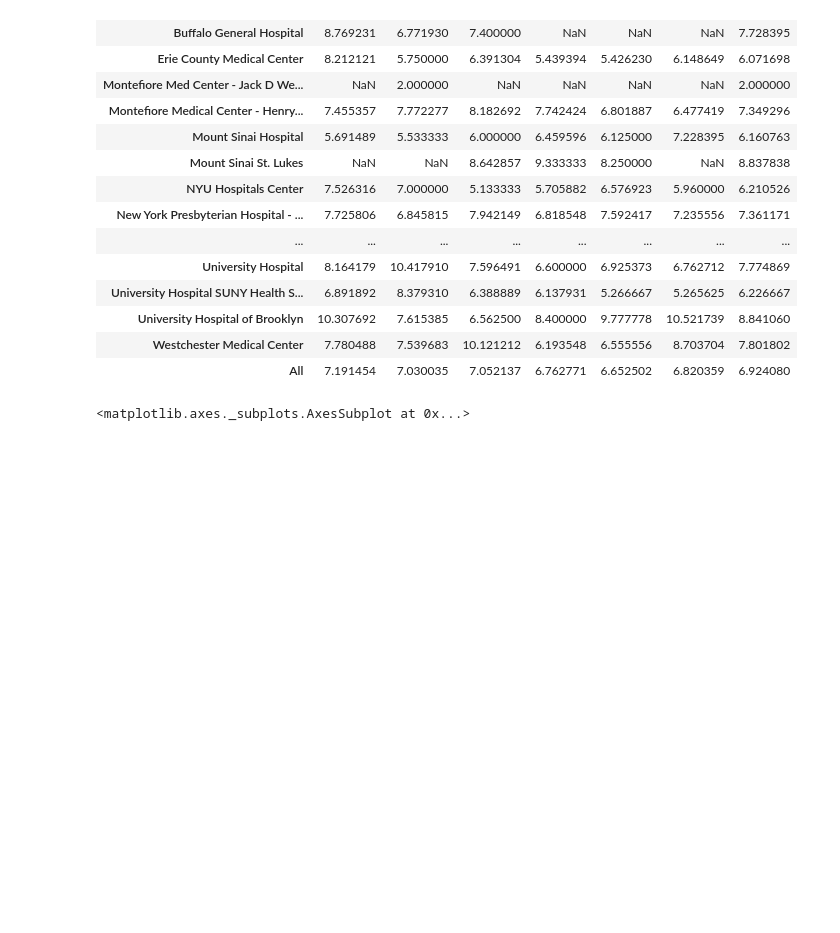
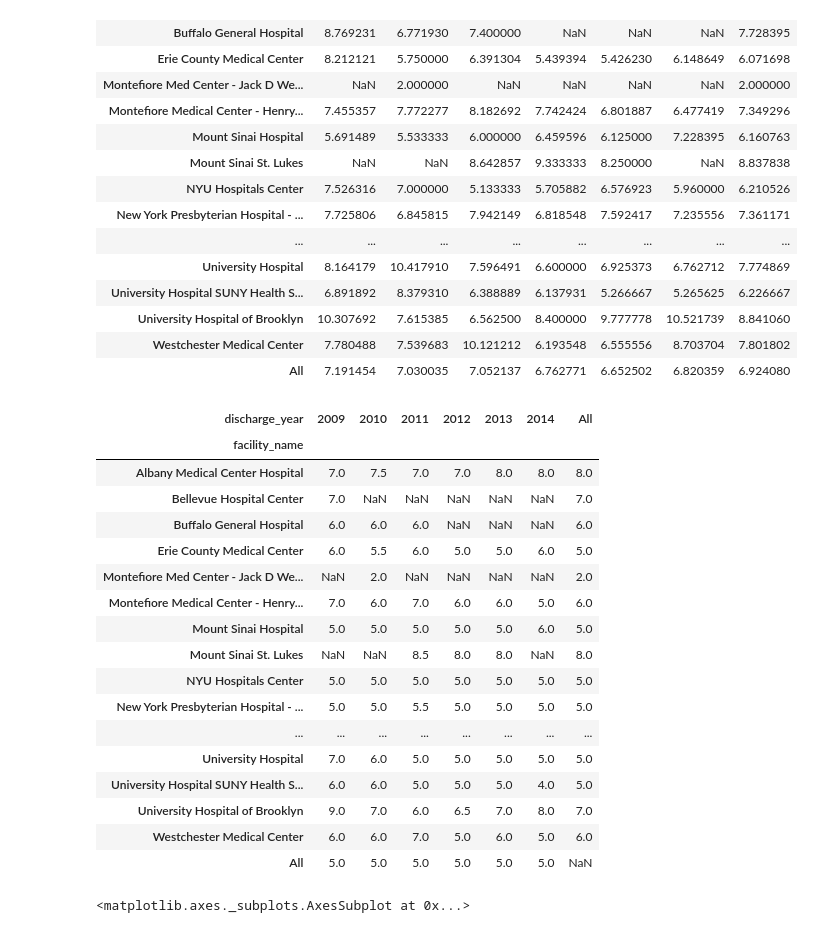
Before and after one commit to jhajagos/health-open-data-workshop, a Jupyter notebook: SPARCS Kidney Transplants multiple years 2009-2014.ipynb, the cells around one changed output. Saved outputs shown, nothing was run; the diff lists cells and outputs as text; code cells hidden in the pictures; blank space fills up the shorter version.

```diff
--- a/SPARCS Kidney Transplants multiple years 2009-2014.ipynb
+++ b/SPARCS Kidney Transplants multiple years 2009-2014.ipynb
@@ -146,6 +146,28 @@ pd.crosstab(kidney_cy_09_14["facility_name"],  kidney_cy_09_14["discharge_year"]
 | University Hospital of Brooklyn | 10.307692 | 7.615385 | 6.562500 | 8.400000 | 9.777778 | 10.521739 | 8.841060 |
 | Westchester Medical Center | 7.780488 | 7.539683 | 10.121212 | 6.193548 | 6.555556 | 8.703704 | 7.801802 |
 | All | 7.191454 | 7.030035 | 7.052137 | 6.762771 | 6.652502 | 6.820359 | 6.924080 |
+# %%
+pd.crosstab(kidney_cy_09_14["facility_name"],  kidney_cy_09_14["discharge_year"],
+            margins=True, values=kidney_cy_09_14["length_of_stay"],aggfunc=np.median)
+# %% [output]
+| discharge_year | 2009 | 2010 | 2011 | 2012 | 2013 | 2014 | All |
+| facility_name |  |  |  |  |  |  |  |
+| Albany Medical Center Hospital | 7.0 | 7.5 | 7.0 | 7.0 | 8.0 | 8.0 | 8.0 |
+| Bellevue Hospital Center | 7.0 | NaN | NaN | NaN | NaN | NaN | 7.0 |
+| Buffalo General Hospital | 6.0 | 6.0 | 6.0 | NaN | NaN | NaN | 6.0 |
+| Erie County Medical Center | 6.0 | 5.5 | 6.0 | 5.0 | 5.0 | 6.0 | 5.0 |
+| Montefiore Med Center - Jack D We... | NaN | 2.0 | NaN | NaN | NaN | NaN | 2.0 |
+| Montefiore Medical Center - Henry... | 7.0 | 6.0 | 7.0 | 6.0 | 6.0 | 5.0 | 6.0 |
+| Mount Sinai Hospital | 5.0 | 5.0 | 5.0 | 5.0 | 5.0 | 6.0 | 5.0 |
+| Mount Sinai St. Lukes | NaN | NaN | 8.5 | 8.0 | 8.0 | NaN | 8.0 |
+| NYU Hospitals Center | 5.0 | 5.0 | 5.0 | 5.0 | 5.0 | 5.0 | 5.0 |
+| New York Presbyterian Hospital - ... | 5.0 | 5.0 | 5.5 | 5.0 | 5.0 | 5.0 | 5.0 |
+| ... | ... | ... | ... | ... | ... | ... | ... |
+| University Hospital | 7.0 | 6.0 | 5.0 | 5.0 | 5.0 | 5.0 | 5.0 |
+| University Hospital SUNY Health S... | 6.0 | 6.0 | 5.0 | 5.0 | 5.0 | 4.0 | 5.0 |
+| University Hospital of Brooklyn | 9.0 | 7.0 | 6.0 | 6.5 | 7.0 | 8.0 | 7.0 |
+| Westchester Medical Center | 6.0 | 6.0 | 7.0 | 5.0 | 6.0 | 5.0 | 6.0 |
+| All | 5.0 | 5.0 | 5.0 | 5.0 | 5.0 | 5.0 | NaN |
 # %%
 import seaborn as sb
 # %%
```
Also changed, not shown: parts of 2 cells of this notebook, 2 other files.
